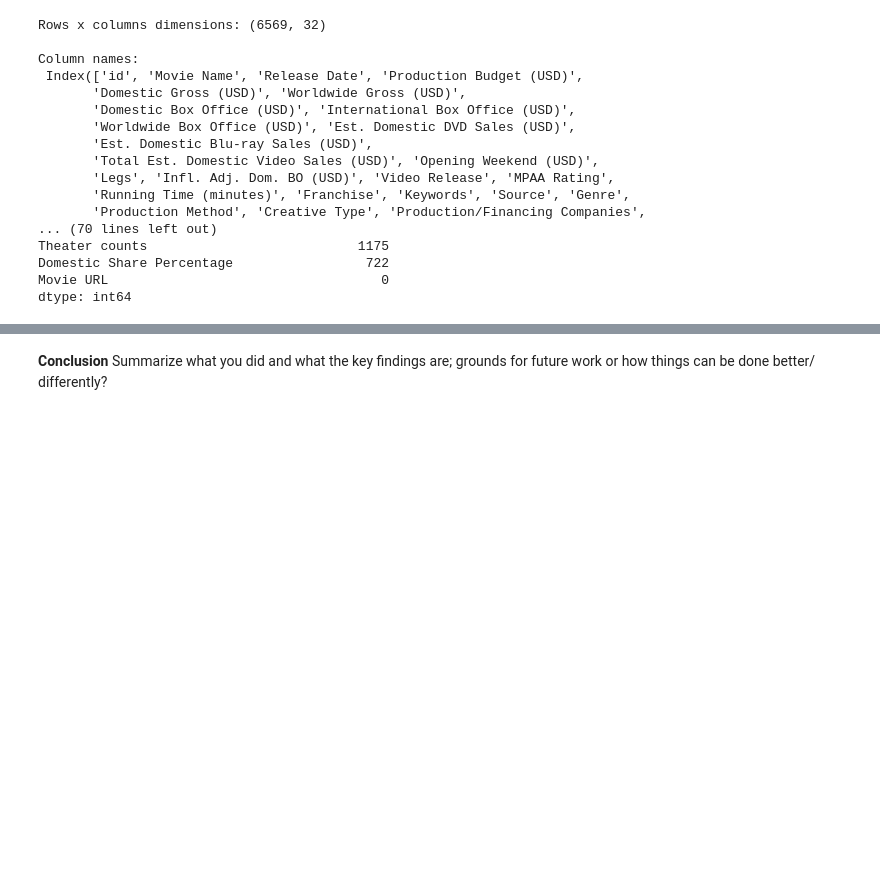
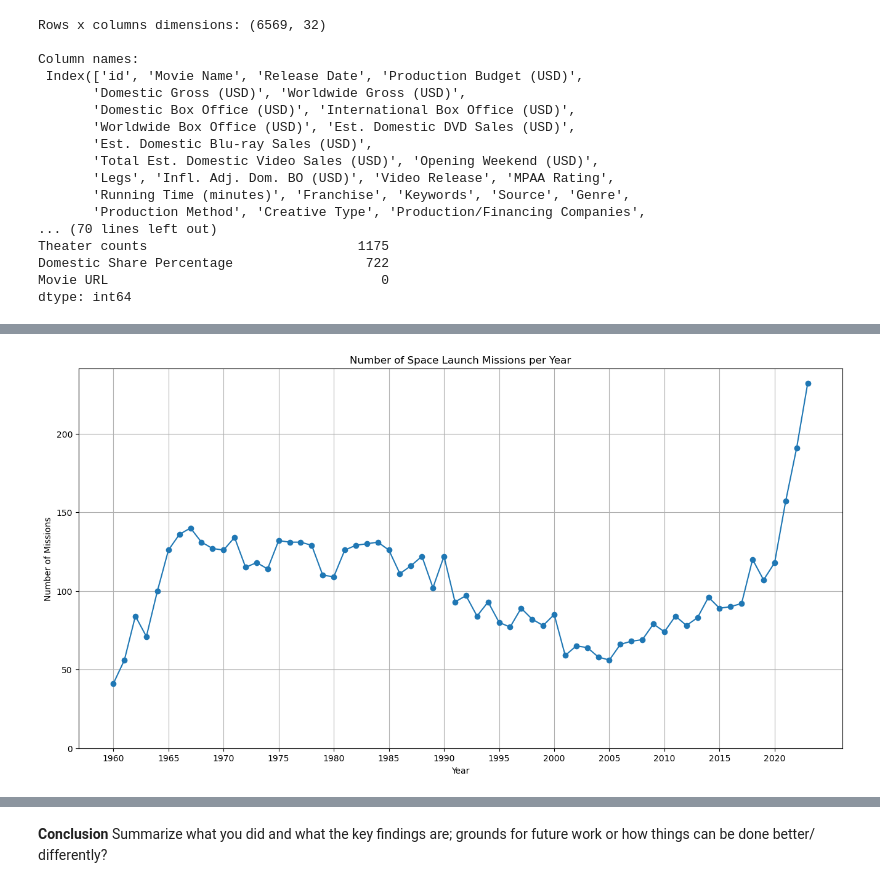
Before and after one commit to kalmlaz/Data-Science-Project, a Jupyter notebook: Data Science Project - Do space missions impact SciFi movies.ipynb, the cells around one changed output, grey strips where cells are left out. Cells and saved outputs as stored; diff of their text form; code cells hidden in the pictures; blank space fills up the shorter version.

Commit message:
Update Data Science Project - Do space missions impact SciFi movies.ipynb
updated my project

```diff
--- a/Data Science Project - Do space missions impact SciFi movies.ipynb
+++ b/Data Science Project - Do space missions impact SciFi movies.ipynb
@@ -172,0 +225,41 @@ Include python code and discuss what my observations are; how do I interpret thi
+# %%
+#Creating a number of launches per year visual
+
+#Converting the set's date column to datetime
+space_missions['date'] = pd.to_datetime(space_missions['date'], format = "%d/%m/%Y")
+
+#Converting into a datetime format
+space_missions['date'] = pd.to_datetime(space_missions['date'], errors='coerce')
+
+
+#Creating an extra column with just the year, so I can group by it
+space_missions['year'] = space_missions['date'].dt.year
+
+#Counting the missions per year and grouping them
+missions_per_year = space_missions.groupby('year').size()
+
+#Visualizing the number of space missions per year
+plt.figure(figsize = (16,8))
+plt.plot(missions_per_year.index, missions_per_year.values, marker='o')
+
+#Increasing the number of x ticks
+plt.xticks(range(int(missions_per_year.index.min()),
+                 int(missions_per_year.index.max()) + 1,
+                 5))
+
+#Increasing the number of y ticks
+plt.yticks(range(0,
+                 int (missions_per_year.values.max()) + 1,
+                 50))
+
+#Populating the chart
+plt.title("Number of Space Launch Missions per Year")
+
+plt.xlabel("Year")
+plt.ylabel("Number of Missions")
+plt.grid(True)
+
+#Displaying the visual
+plt.show()
+# %% [output]
+[figure, added]
```
Also changed, not shown: parts of 5 cells of this notebook.
